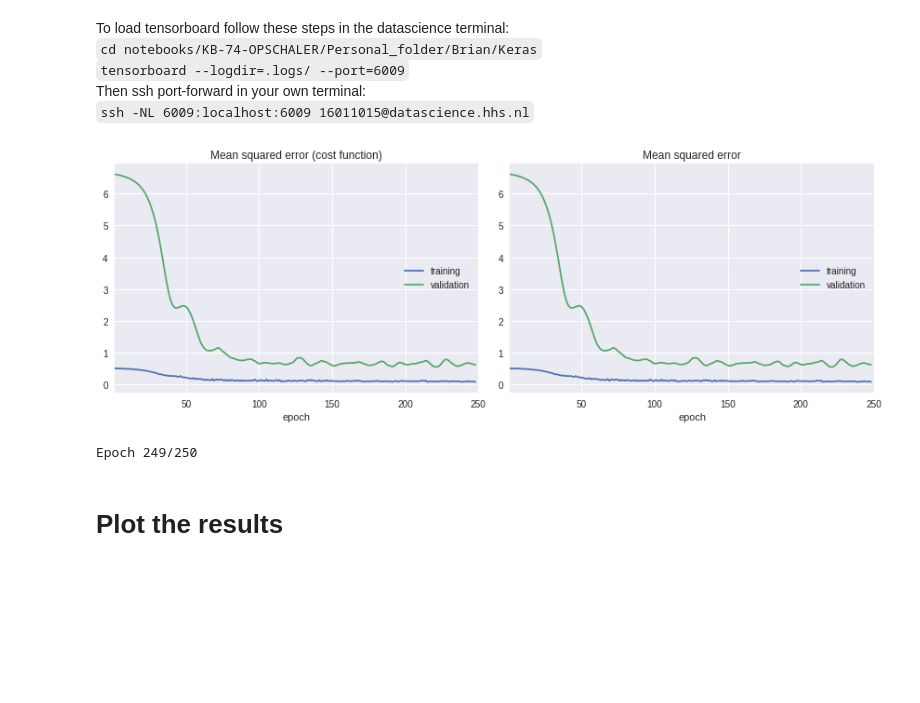
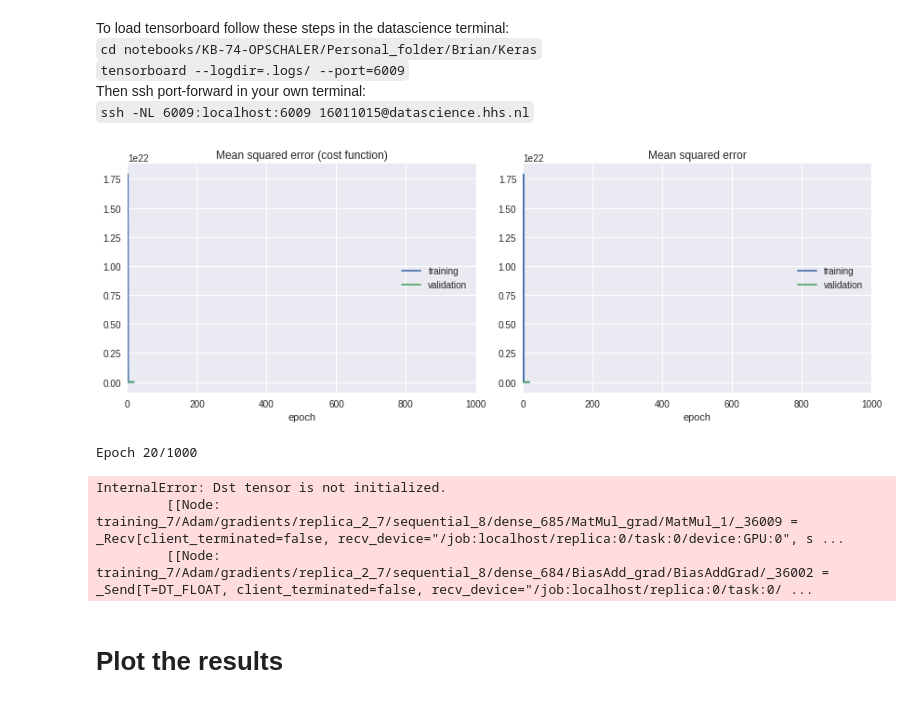
Before and after one commit to deKeijzer/KB-74-OPSCHALER, a Jupyter notebook: Personal_folders/Brian/Keras/Hyperparameter optimization.ipynb, the cells around one changed output. Cells and saved outputs as stored; diff of their text form; code cells hidden in the pictures; blank space fills up the shorter version.

```diff
--- a/Personal_folders/Brian/Keras/Hyperparameter optimization.ipynb
+++ b/Personal_folders/Brian/Keras/Hyperparameter optimization.ipynb
@@ -158,6 +158,9 @@ df = df.dropna()
 
 # Get an hour dataframe
 h = resample_df(df, 'D') # For some reason this makes df equal h, so it changes the df variable being read in at the start...
+h['year'] = h.index.year
+h['month'] = h.index.month
+h['day'] = h.index.day
 h['hour'] = h.index.hour #create column containing the hour
 h['dayofweek'] = h.index.dayofweek
 # %% [output]
@@ -438,9 +441,13 @@ def generate_models(first_layer_sizes, deep_layers, deep_layer_sizes, dropouts,
                             # Add deep layers
                             for j in range(layers):
                                 #print('Added deep layer: %s' % j)
-                                model.add(Dense(deep_layer_size, kernel_initializer='normal'))
-                                model.add(Activation('relu'))
-                                model.add(Dropout(d, seed=seed))
+                                amount = deep_layer_size - j*4
+                                if amount == 0:
+                                    pass
+                                else:
+                                    model.add(Dense(deep_layer_size, kernel_initializer='normal'))
+                                    model.add(Activation('relu'))
+                                    model.add(Dropout(d, seed=seed))
 
 
                             # Output layer
@@ -480,9 +487,11 @@ def generate_models(first_layer_sizes, deep_layers, deep_layer_sizes, dropouts,
 # %%
 %%time
 
-first_layer_sizes = [64, 128]
-deep_layers = [2, 3]
-deep_layer_sizes = [32, 64]
+first_layer_sizes = [16, 32, 64, 128, 256]
+deep_layer_sizes = [512, 1024]
+deep_layers = [64, 128]
+deep_layer_sizes = [512, 1024]
+
 #dropouts = np.linspace(0, 1, 10)
 dropouts = [0.1]
 activations = ['relu']
@@ -521,25 +530,28 @@ Then ssh port-forward in your own terminal:
 # %%
 from datetime import datetime
 now = datetime.now()
 
 histories = []
 
-N_epochs = 250
+N_epochs = 1000
 
 # Use dask on this?
 for i, model in enumerate(tqdm(models)):
     df = architectures.iloc[i,:]
     model_name = ("| model: %s (layers x nodes) 1x%s - %sx%s - 1x1 | %s | %s | %s" % (df[6], df[0], df[1], df[2], df[3], df[4], df[5])) # Give the model a name, containing architecture information
     tensorboard = TensorBoard(log_dir=".logs/"+now.strftime("%Y%m%d-%H%M%S")+"/{}".format(model_name)) # save model in 'now' dir.
-    early_stopping_monitor = EarlyStopping(patience=500)
+    early_stopping_monitor = EarlyStopping(patience=2000)
 
     history = model.fit(X_train, y_train, batch_size=int(len(X_train)),
                 epochs=N_epochs, verbose=3, validation_data=(X_test, y_test),
                 callbacks=[early_stopping_monitor, PlotLossesKeras(), tensorboard])
 
     histories.append(history)
 # %% [output]
-[figure, old version]
+[figure, new version]
-Epoch 249/250
+Epoch 20/1000
+InternalError: Dst tensor is not initialized.
+         [[Node: training_7/Adam/gradients/replica_2_7/sequential_8/dense_685/MatMul_grad/MatMul_1/_36009 = _Recv[client_terminated=false, recv_device="/job:localhost/replica:0/task:0/device:GPU:0", s ...
+         [[Node: training_7/Adam/gradients/replica_2_7/sequential_8/dense_684/BiasAdd_grad/BiasAddGrad/_36002 = _Send[T=DT_FLOAT, client_terminated=false, recv_device="/job:localhost/replica:0/task:0/ ...
 # %% [markdown]
 # Plot the results
```
Also changed, not shown: parts of 13 cells of this notebook, 5 other files.
